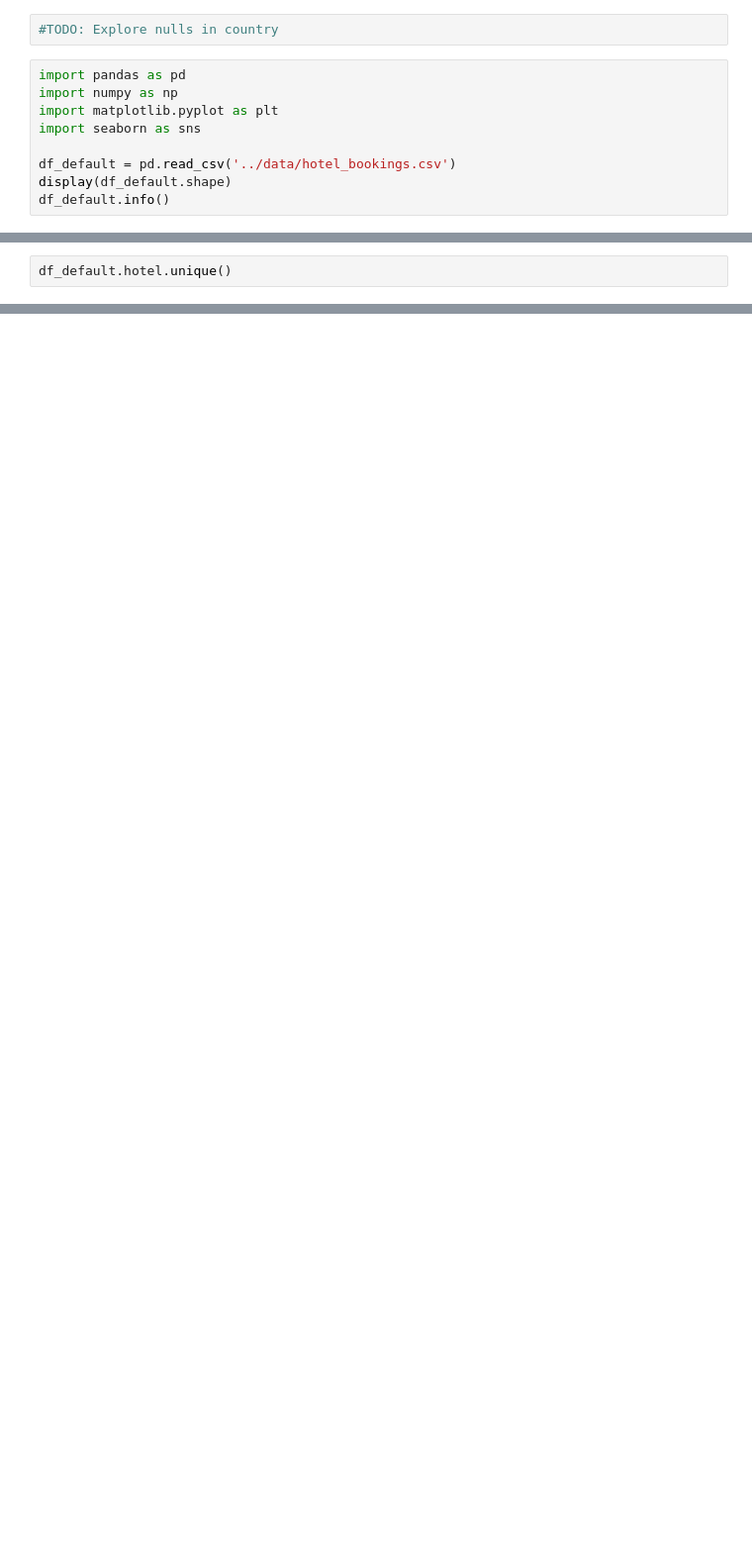
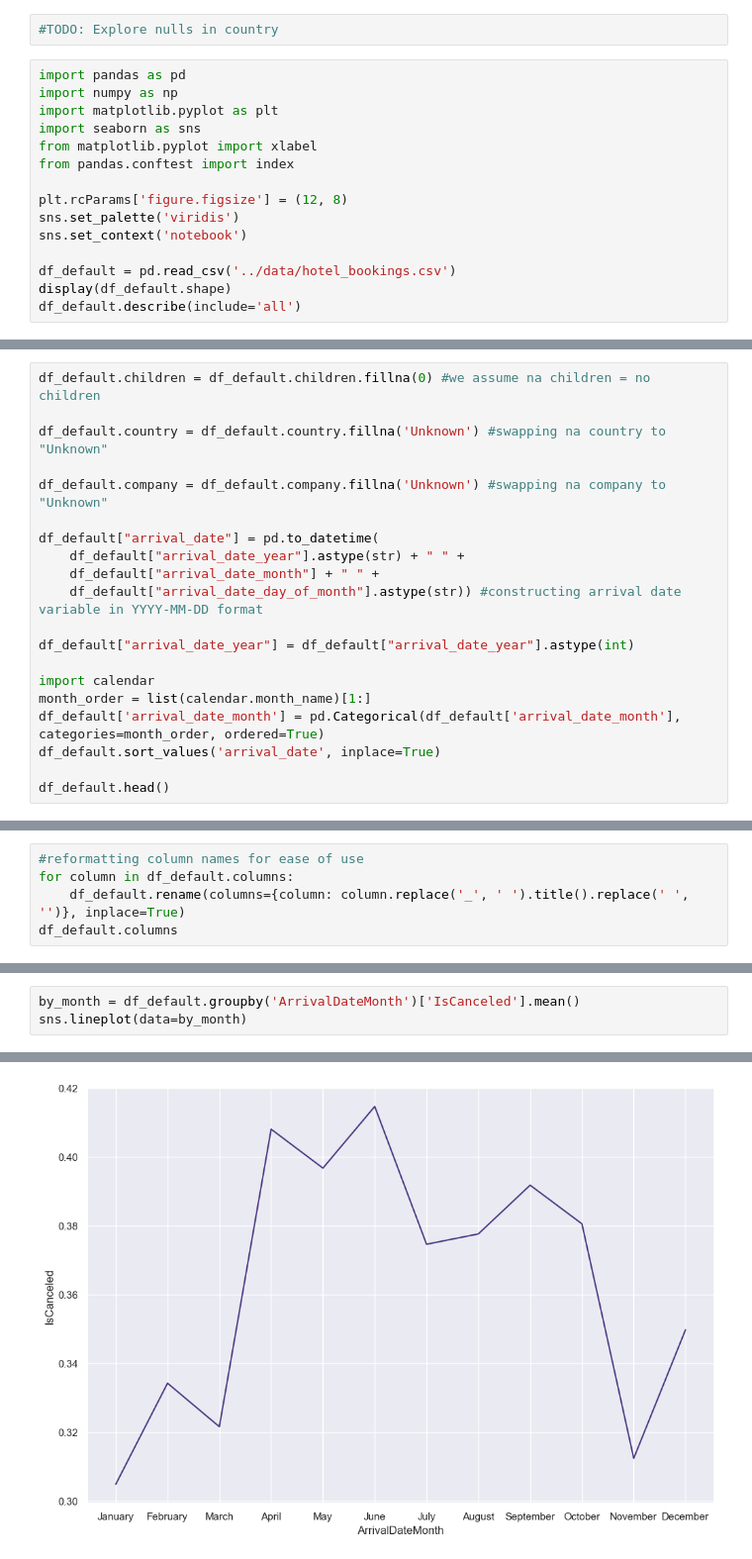
Before and after one commit to mattedefra/Group-AM, a Jupyter notebook: notebooks/Data Cleaning EDA.ipynb, the cells around one changed output, grey strips where cells are left out. Shown at 99% size. Drawn from its saved outputs; the diff is of its cells as text; blank space fills up the shorter version.

```diff
--- a/notebooks/Data Cleaning EDA.ipynb
+++ b/notebooks/Data Cleaning EDA.ipynb
@@ -5,9 +5,15 @@ import pandas as pd
 import numpy as np
 import matplotlib.pyplot as plt
 import seaborn as sns
+from matplotlib.pyplot import xlabel
+from pandas.conftest import index
+
+plt.rcParams['figure.figsize'] = (12, 8)
+sns.set_palette('viridis')
+sns.set_context('notebook')
 
 df_default = pd.read_csv('../data/hotel_bookings.csv')
 display(df_default.shape)
-df_default.info()
+df_default.describe(include='all')
 # %% [output]
 (119390, 32)
@@ -31,3 +69,21 @@ memory usage: 29.1 MB
 # %%
-df_default.hotel.unique()
+df_default.children = df_default.children.fillna(0) #we assume na children = no children
+
+df_default.country = df_default.country.fillna('Unknown') #swapping na country to "Unknown"
+
+df_default.company = df_default.company.fillna('Unknown') #swapping na company to "Unknown"
+
+df_default["arrival_date"] = pd.to_datetime(
+    df_default["arrival_date_year"].astype(str) + " " +
+    df_default["arrival_date_month"] + " " +
+    df_default["arrival_date_day_of_month"].astype(str)) #constructing arrival date variable in YYYY-MM-DD format
+
+df_default["arrival_date_year"] = df_default["arrival_date_year"].astype(int)
+
+import calendar
+month_order = list(calendar.month_name)[1:]
+df_default['arrival_date_month'] = pd.Categorical(df_default['arrival_date_month'], categories=month_order, ordered=True)
+df_default.sort_values('arrival_date', inplace=True)
+
+df_default.head()
 # %% [output]
@@ -56,0 +97,5 @@ columns_to_datetime = [
+# %%
+#reformatting column names for ease of use
+for column in df_default.columns:
+    df_default.rename(columns={column: column.replace('_', ' ').title().replace(' ', '')}, inplace=True)
+df_default.columns
@@ -56,0 +146,4 @@ columns_to_datetime = [
+# %%
+by_month = df_default.groupby('ArrivalDateMonth')['IsCanceled'].mean()
+sns.lineplot(data=by_month)
+# %% [output]
@@ -56,0 +151 @@ columns_to_datetime = [
+[figure, added]
```
Also changed, not shown: parts of 9 cells of this notebook.
